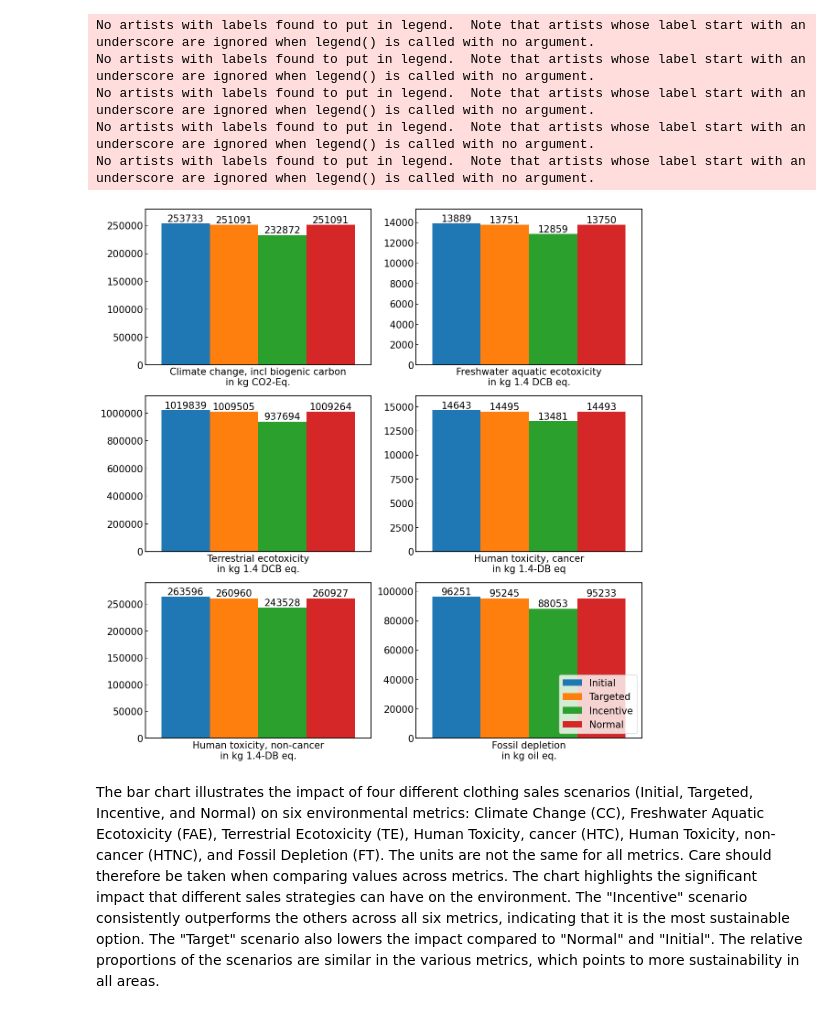
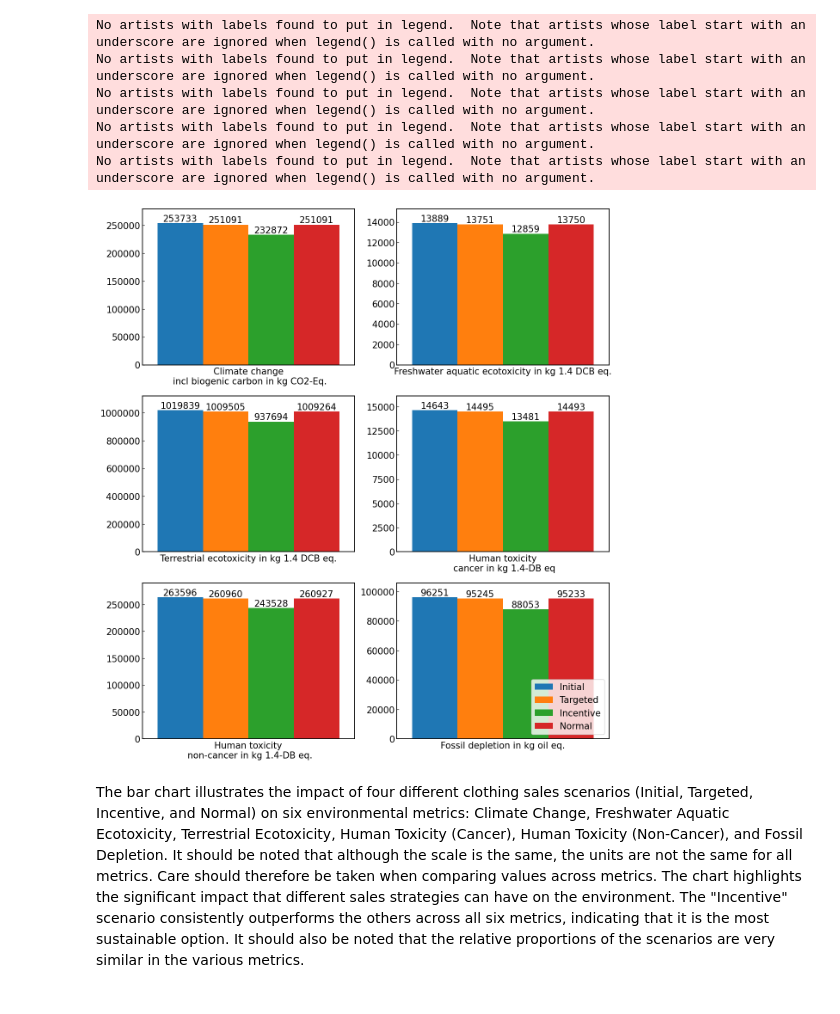
Before and after one commit to emilbreustedt/AWSI, a Jupyter notebook: emissions/graphs.ipynb, the cells around one changed output. Cells and saved outputs as stored; diff of their text form; code cells hidden in the pictures.

```diff
--- a/emissions/graphs.ipynb
+++ b/emissions/graphs.ipynb
@@ -36,14 +36,9 @@ df = df[df.Category.isin(["Climate change, incl biogenic carbon",
 "Human toxicity, cancer",
 "Human toxicity, non-cancer",
 "Fossil depletion"])].reset_index()
-
-# Uncomment this to get the graph with 10 categories
-# df = df.nlargest(10, 'Initial_PA.Nylon').reset_index()
-
-#df.Category = df.Category.str.replace(',', '')
-#df.Category = df.Category.str.replace('.', '')
-
-df.Category = df.Category + "\nin " + df.Unit
+# Rename Categories
+df.Category = df.Category.str.replace(',', '\n')
+df.Category = df.Category + " in " + df.Unit
 # %%
 materials = [string.rsplit("_", 1)[1] for string in df.columns[list(range(2, len(df.columns)-1, 8))]]
 cases = [string.rsplit("_", 1)[0] for string in df.columns[list(range(2, 9, 2))]]
@@ -138,41 +131,36 @@ def apply_plot_layout(ax,Grid=True):
 # %%
 # total_sums.plot.bar(logy = True, x='Category', stacked = False, rot=15, figsize=(15,5))
 # total_sums.sort_values(by=['col1'])
 nrows = 3
 ncols = 2
-if nrows == 5:
-    figsize = (14, 25)
-else:
-    figsize = (14, 15)
-
-fig, axes = plt.subplots(nrows=nrows, ncols=ncols, figsize=figsize)
+fig, axes = plt.subplots(nrows=nrows, ncols=ncols, figsize=(14, 16))
 i = 0
 for row in range(nrows):
     for col in range(ncols):
         ax = axes[row, col]
         ax.ticklabel_format(style='plain')
         apply_plot_layout(ax)
         total_sums.iloc[i, :].to_frame().T.plot.bar(ax=ax,
                                                     xlabel=total_sums.iloc[i, 0],
                                                     xticks= [],
                                                     rot = 0,
                                                     stacked = False,
                                                     legend = False,
                                                     ylim = (0, max(total_sums.iloc[i, 1:])+max(total_sums.iloc[i, 1:]/10)),
                                                     width = 3)
         plt.legend(loc='lower right')
         for container in ax.containers:
             ax.bar_label(container, fmt = '%d')
         i+=1
 # %% [output]
 No artists with labels found to put in legend.  Note that artists whose label start with an underscore are ignored when legend() is called with no argument.
 No artists with labels found to put in legend.  Note that artists whose label start with an underscore are ignored when legend() is called with no argument.
 No artists with labels found to put in legend.  Note that artists whose label start with an underscore are ignored when legend() is called with no argument.
 No artists with labels found to put in legend.  Note that artists whose label start with an underscore are ignored when legend() is called with no argument.
 No artists with labels found to put in legend.  Note that artists whose label start with an underscore are ignored when legend() is called with no argument.
-[figure, old version]
+[figure, new version]
 # %% [markdown]
-The bar chart illustrates the impact of four different clothing sales scenarios (Initial, Targeted, Incentive, and Normal) on six environmental metrics: Climate Change (CC), Freshwater Aquatic Ecotoxicity (FAE), Terrestrial Ecotoxicity (TE), Human Toxicity, cancer (HTC), Human Toxicity, non-cancer (HTNC), and Fossil Depletion (FT). The units are not the same for all metrics. Care should therefore be taken when comparing values across metrics.
-The chart highlights the significant impact that different sales strategies can have on the environment. The "Incentive" scenario consistently outperforms the others across all six metrics, indicating that it is the most sustainable option. The "Target" scenario also lowers the impact compared to "Normal" and "Initial". The relative proportions of the scenarios are similar in the various metrics, which points to more sustainability in all areas.
+The bar chart illustrates the impact of four different clothing sales scenarios (Initial, Targeted, Incentive, and Normal) on six environmental metrics: Climate Change, Freshwater Aquatic Ecotoxicity, Terrestrial Ecotoxicity, Human Toxicity (Cancer), Human Toxicity (Non-Cancer), and Fossil Depletion. It should be noted that although the scale is the same, the units are not the same for all metrics. Care should therefore be taken when comparing values across metrics.
+The chart highlights the significant impact that different sales strategies can have on the environment. The "Incentive" scenario consistently outperforms the others across all six metrics, indicating that it is the most sustainable option. It should also be noted that the relative proportions of the scenarios are very similar in the various metrics.
 # %%
 materials_sum.Category = ["CC", "FAE", "TE", "HTC", "HTNC", "FD"]
```
Also changed, not shown: parts of 5 cells of this notebook.
